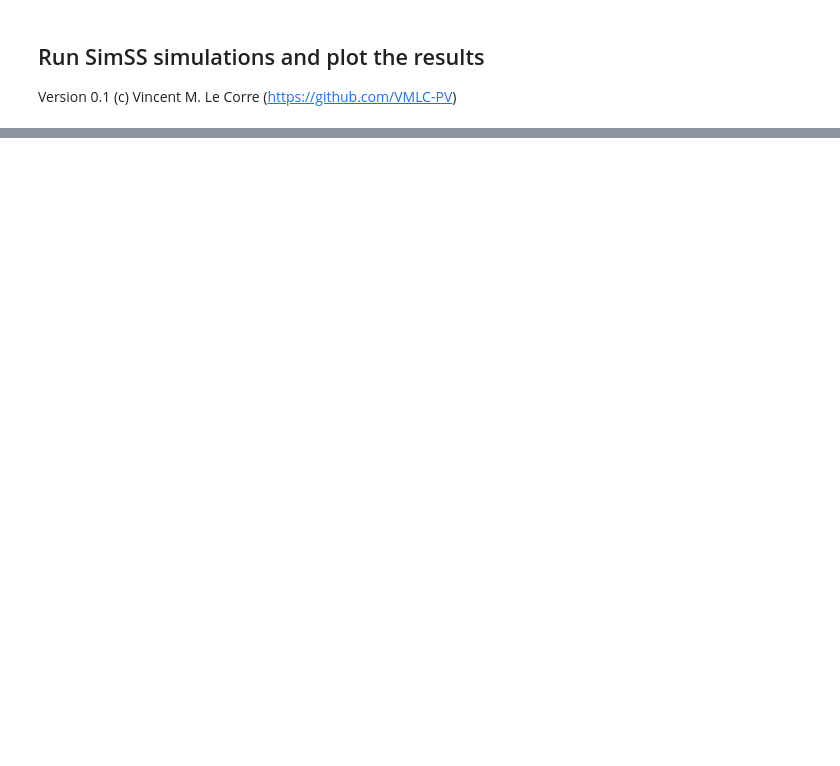
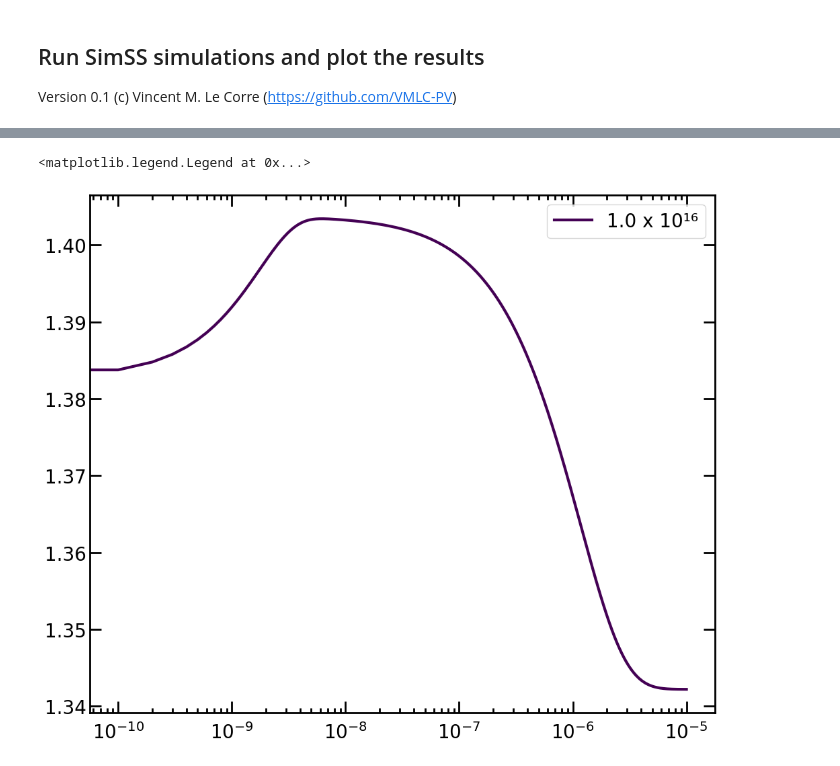
Before and after one commit to VMLC-PV/SIMsalabim_Python, a Jupyter notebook: Notebooks/ZimT_Simulations.ipynb, the cells around one changed output, grey strips where cells are left out. Saved outputs shown, nothing was run; the diff lists cells and outputs as text; code cells hidden in the pictures; blank space fills up the shorter version.

```diff
--- a/Notebooks/ZimT_Simulations.ipynb
+++ b/Notebooks/ZimT_Simulations.ipynb
@@ -189,3 +194,47 @@ for G0 in G0s:
+# %%
+from scipy import integrate,constants
+
+k = constants.value('Boltzmann constant')
+q = constants.value('elementary charge')
+c = constants.value('speed of light in vacuum')
+h = constants.value('Planck constant')
+# print(h_SI,q,c,kb_SI,T)
+
+def calc_J0rad(Eg,T):
+    Es = np.arange(Eg, 4.401, 0.002)
+    # Es = np.arange(0.32, 4.401, 0.002)
+    EQE_EL = 1
+    phi = 2 * np.pi * (((Es*q)**2) * q / ((h**3) * (c**2)) / (
+                           np.exp(Es*q / (k*T)) - 1))
+
+    fluxcumm = integrate.cumtrapz(phi[::-1], Es[::-1], initial=0)
+    fluxaboveE = fluxcumm[::-1] * -1
+    J0 = q * fluxaboveE * 0.1/ EQE_EL
+    J0[-1] =- np.nan
+
+    return J0[0]
+# %%
+ParfileDic = ReadParameterFile(path2devfile)
+T = float(ParfileDic['T'])
+Eg = abs(float(ParfileDic['CB']) - float(ParfileDic['VB']))
+J0rad = calc_J0rad(Eg,T)
+
+plt.figure(1)
+for G0 in G0s:
+    idx = 0
+    for Gen in Gens:
+
+        data_tj = pd.read_csv(os.path.join(path2simu,'tj_TrPL_G_{:.1e}_G0_{:.2e}.dat'.format(Gen,G0)),delim_whitespace=True)
+
+        # calculate J0rad
+        data_tj['QFLS'] = (k*T/q)*np.log(data_tj['Jdir']/J0rad)
+        plt.semilogx(data_tj['t']-10e-9,data_tj['QFLS'],color=colors[idx],label=sci_notation(Gen/1e6,sig_fig=1))
+
+        idx += 1
+plt.legend()
+# %% [output]
+<matplotlib.legend.Legend at 0x...>
+[figure, added]
 # %%
 # Clean output files from simulation folders
 Do_Cleaning = False # Careful, this will delete all files in the folder
```
Also changed, not shown: parts of 5 cells of this notebook, 1 other file.
